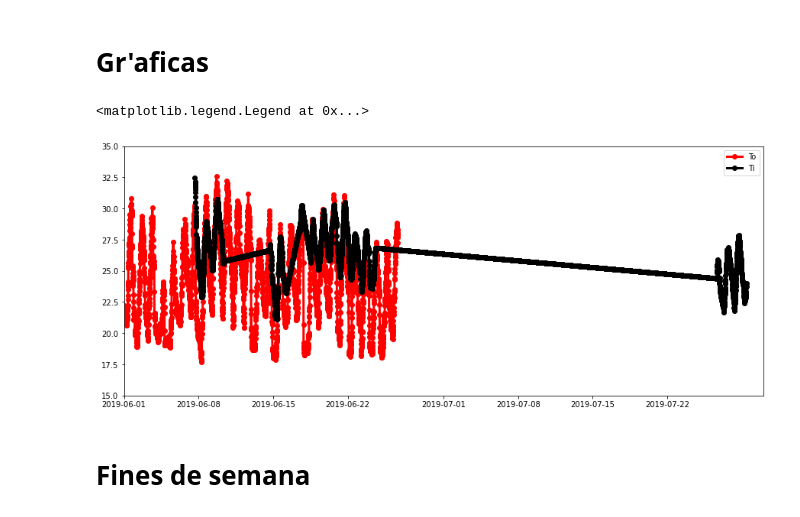
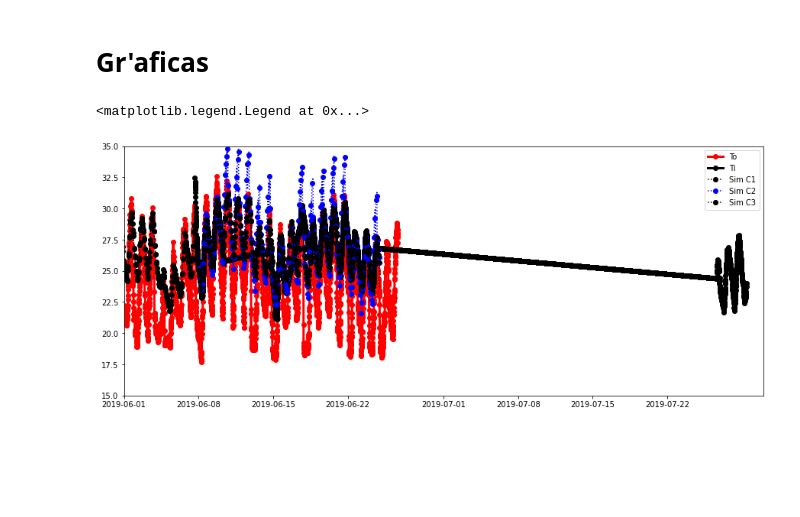
Before and after one commit to AltamarMx/mas20problemas, a Jupyter notebook: notebooks/009_error_3casos.ipynb, the cells around one changed output. Saved outputs shown, nothing was run; the diff lists cells and outputs as text; code cells hidden in the pictures; blank space fills up the shorter version.

```diff
--- a/notebooks/009_error_3casos.ipynb
+++ b/notebooks/009_error_3casos.ipynb
@@ -72,22 +72,20 @@ Index(['To', 'hr',
 # %%
 fig, ax  = plt.subplots(figsize=(15,6),sharex=True)
 fecha1 = parse("2019-06-01")
 fecha2 = fecha1 + pd.Timedelta("60D")
 
 ax.set_xlim(fecha1,fecha2)
 ax.set_ylim(15,35)
 
 ax.plot(exp.To_ruoa,   'ro-',lw=3,label='To')
 ax.plot(exp.Ti,        'ko-',lw=3,label='Ti')
 
 
-# ax.plot(za.Ti,'ko:',label="Sim C1",markevery=10)
-# ax.plot(ae.Ti,'bo:',label="Sim C2",markevery=10)
-# ax.plot(bm.Ti,'ko:',label="Sim C3",markevery=10)
+ax.plot(za.Ti,'ko:',label="Sim C1",markevery=10)
+ax.plot(ae.Ti,'bo:',label="Sim C2",markevery=10)
+ax.plot(bm.Ti,'ko:',label="Sim C3",markevery=10)
 
 ax.legend()
 # %% [output]
 <matplotlib.legend.Legend at 0x...>
-[figure, old version]
+[figure, new version]
-# %% [markdown]
-# Fines de semana
```
Also changed, not shown: parts of 12 cells of this notebook, 1 other file.
